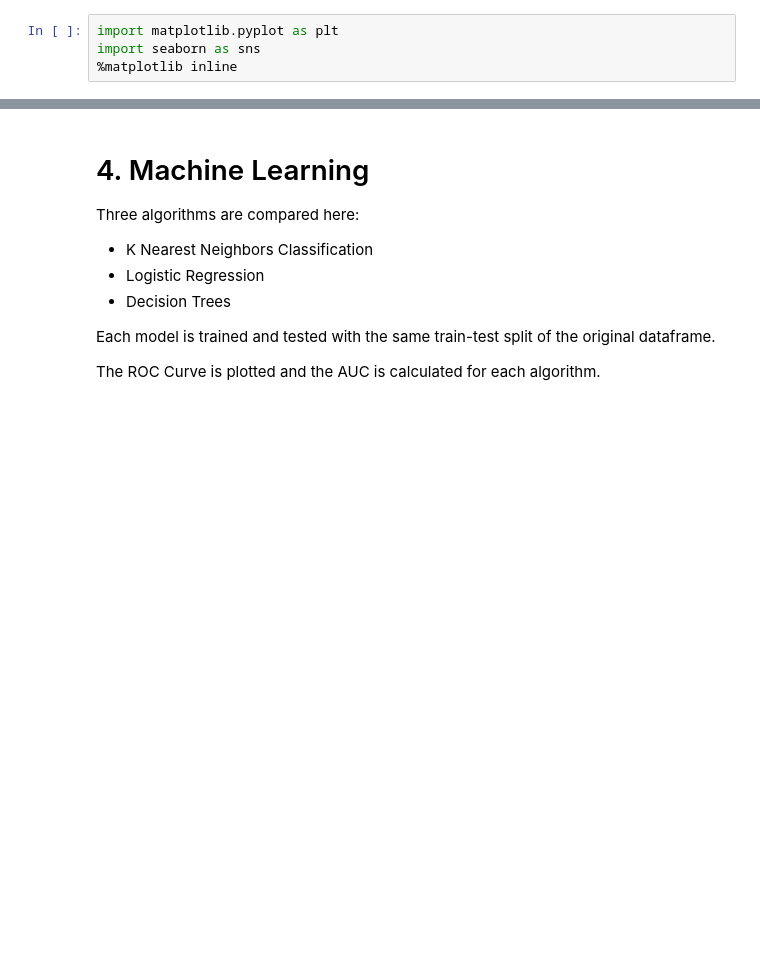
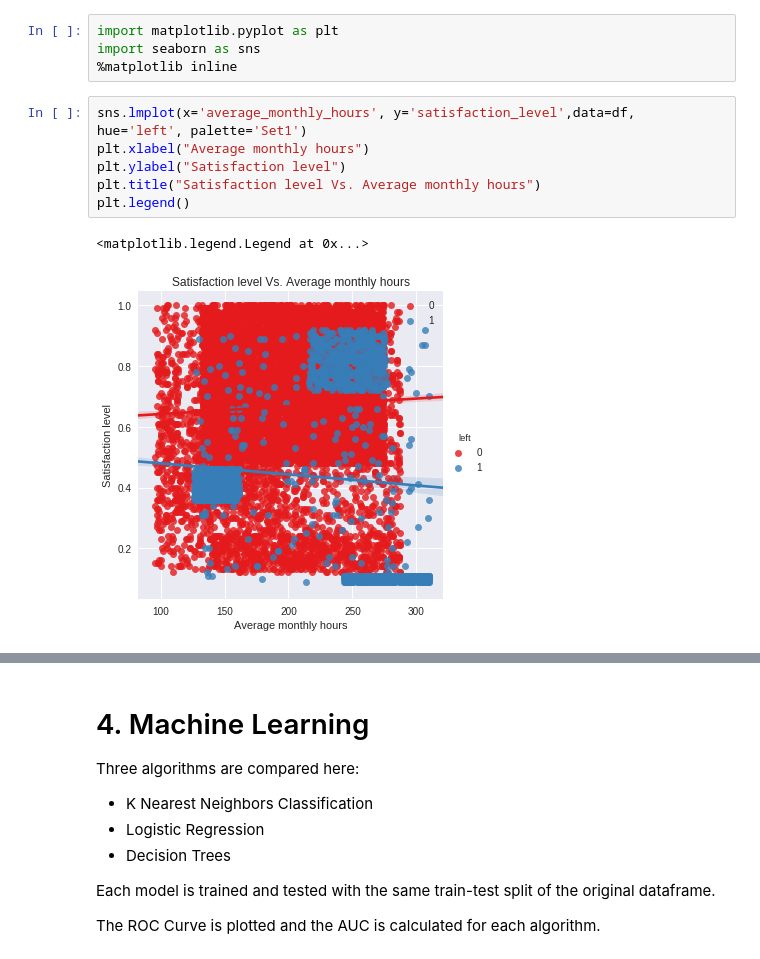
Before and after one commit to prajwaldp/kaggle-human-resource-analytics, a Jupyter notebook: report.ipynb, the cells around one changed output, grey strips where cells are left out. Drawn from its saved outputs; the diff is of its cells as text; blank space fills up the shorter version.

```diff
--- a/report.ipynb
+++ b/report.ipynb
@@ -124,3 +126,12 @@ df.head()
 import matplotlib.pyplot as plt
 import seaborn as sns
 %matplotlib inline
+# %%
+sns.lmplot(x='average_monthly_hours', y='satisfaction_level',data=df, hue='left', palette='Set1')
+plt.xlabel("Average monthly hours")
+plt.ylabel("Satisfaction level")
+plt.title("Satisfaction level Vs. Average monthly hours")
+plt.legend()
+# %% [output]
+<matplotlib.legend.Legend at 0x...>
+[figure, added]
```
Also changed, not shown: parts of 91 cells of this notebook.
